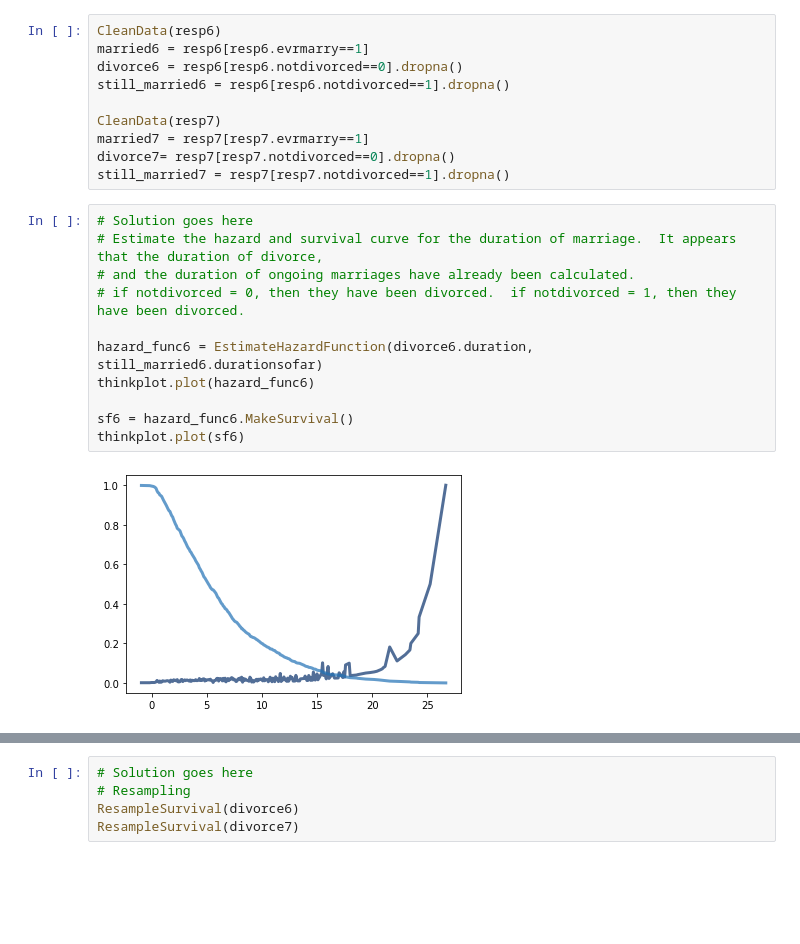
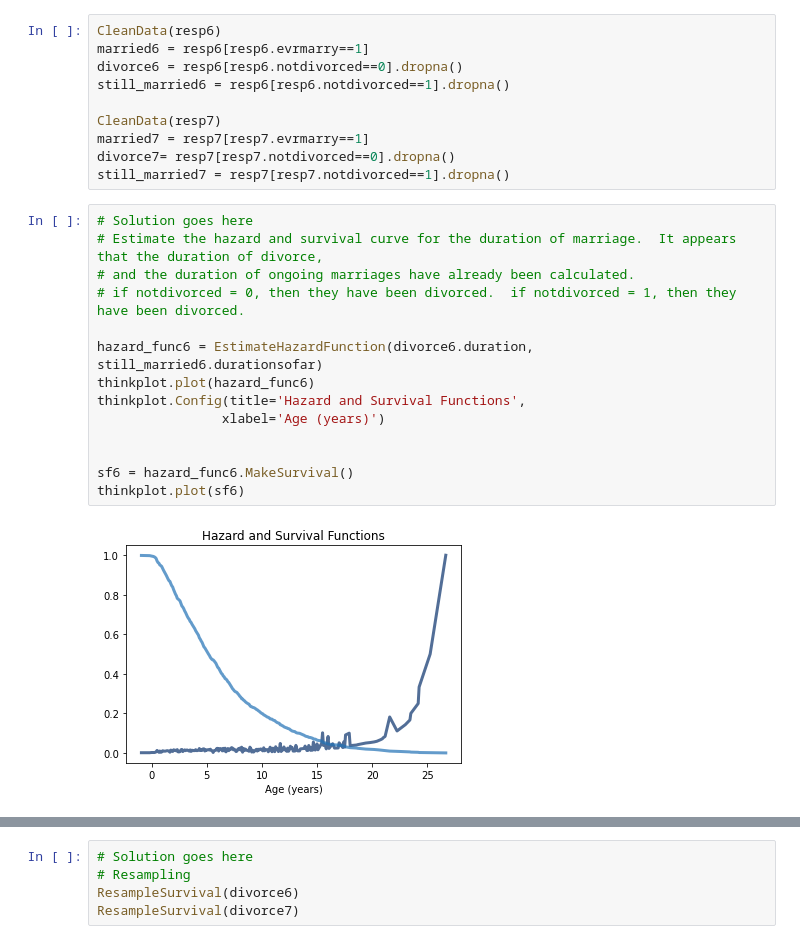
Before and after one commit to ramsey-king/DSC-530-Data-Exploration, a Jupyter notebook: Week-11/chap13exKingRamsey.ipynb, the cells around one changed output, grey strips where cells are left out. Drawn from its saved outputs; the diff is of its cells as text; blank space fills up the shorter version.

```diff
--- a/Week-11/chap13exKingRamsey.ipynb
+++ b/Week-11/chap13exKingRamsey.ipynb
@@ -384,16 +384,19 @@ still_married7 = resp7[resp7.notdivorced==1].dropna()
 # %%
 # Solution goes here
 # Estimate the hazard and survival curve for the duration of marriage.  It appears that the duration of divorce,
 # and the duration of ongoing marriages have already been calculated.
 # if notdivorced = 0, then they have been divorced.  if notdivorced = 1, then they have been divorced.
 
 hazard_func6 = EstimateHazardFunction(divorce6.duration, still_married6.durationsofar)
 thinkplot.plot(hazard_func6)
+thinkplot.Config(title='Hazard and Survival Functions',
+                xlabel='Age (years)')
+
 
 sf6 = hazard_func6.MakeSurvival()
 thinkplot.plot(sf6)
 # %% [output]
-[figure, old version]
+[figure, new version]
 # %%
 # Solution goes here
 hazard_func7 = EstimateHazardFunction(divorce7.duration, still_married7.durationsofar)
```
Also changed, not shown: parts of 4 cells of this notebook.
